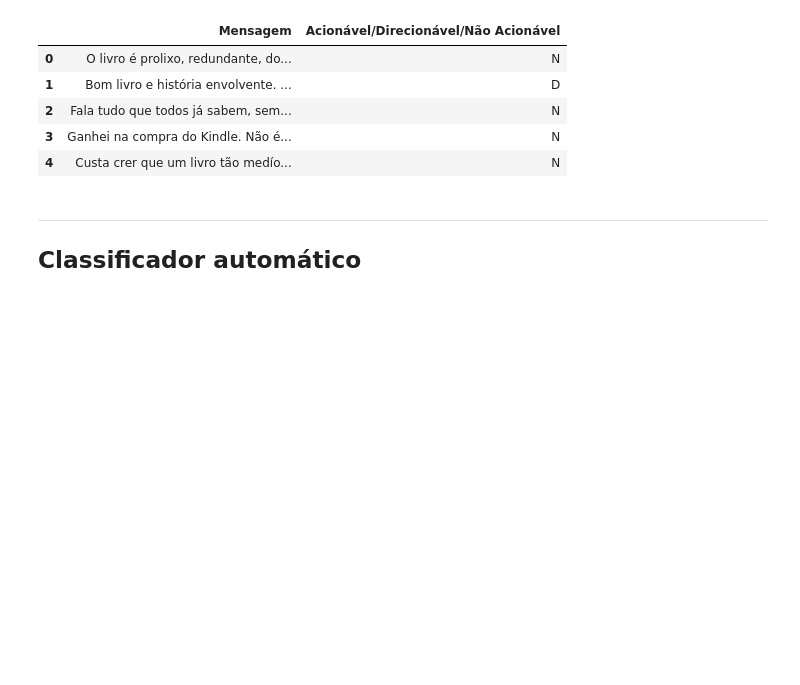
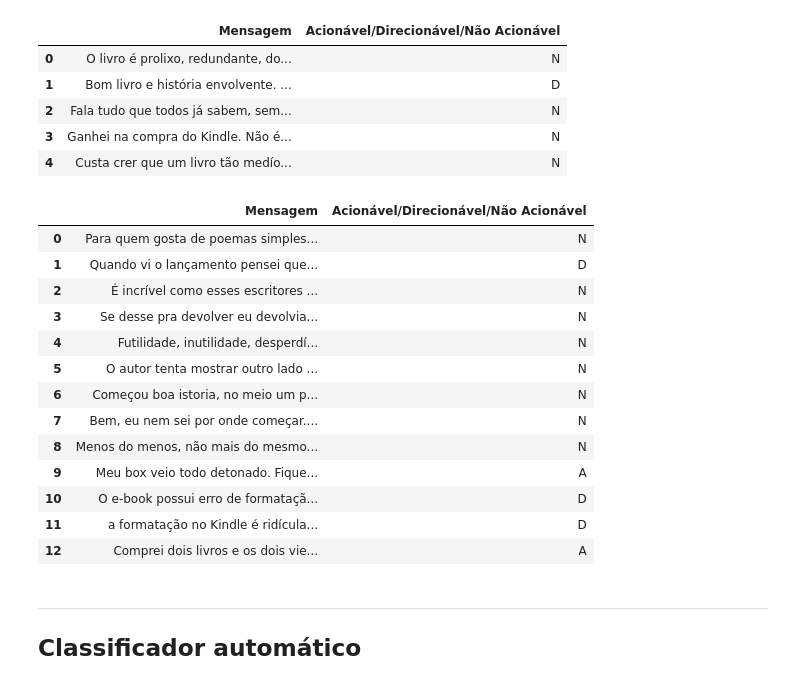
Before and after one commit to carneirogabrielly/C.DadosP1, a Jupyter notebook: GABIZINHA'S VERSION.ipynb, the cells around one changed output. Saved outputs shown, nothing was run; the diff lists cells and outputs as text; code cells hidden in the pictures; blank space fills up the shorter version.

```diff
--- a/GABIZINHA'S VERSION.ipynb
+++ b/GABIZINHA'S VERSION.ipynb
@@ -64,6 +64,24 @@ test.head(5)
 | 2 | Fala tudo que todos já sabem, sem... | N |
 | 3 | Ganhei na compra do Kindle. Não é... | N |
 | 4 | Custa crer que um livro tão medío... | N |
+# %%
+pequena = pd.read_excel('planilha_teste.xlsx')
+pequena.head(15)
+# %% [output]
+|  | Mensagem | Acionável/Direcionável/Não Acionável |
+| 0 | Para quem gosta de poemas simples... | N |
+| 1 | Quando vi o lançamento pensei que... | D |
+| 2 | É incrível como esses escritores ... | N |
+| 3 | Se desse pra devolver eu devolvia... | N |
+| 4 | Futilidade, inutilidade, desperdí... | N |
+| 5 | O autor tenta mostrar outro lado ... | N |
+| 6 | Começou boa istoria, no meio um p... | N |
+| 7 | Bem, eu nem sei por onde começar.... | N |
+| 8 | Menos do menos, não mais do mesmo... | N |
+| 9 | Meu box veio todo detonado. Fique... | A |
+| 10 | O e-book possui erro de formataçã... | D |
+| 11 | a formatação no Kindle é ridícula... | D |
+| 12 | Comprei dois livros e os dois vie... | A |
 # %% [markdown]
 ___
 ## Classificador automático
```
Also changed, not shown: parts of 9 cells of this notebook, 1 other file.
